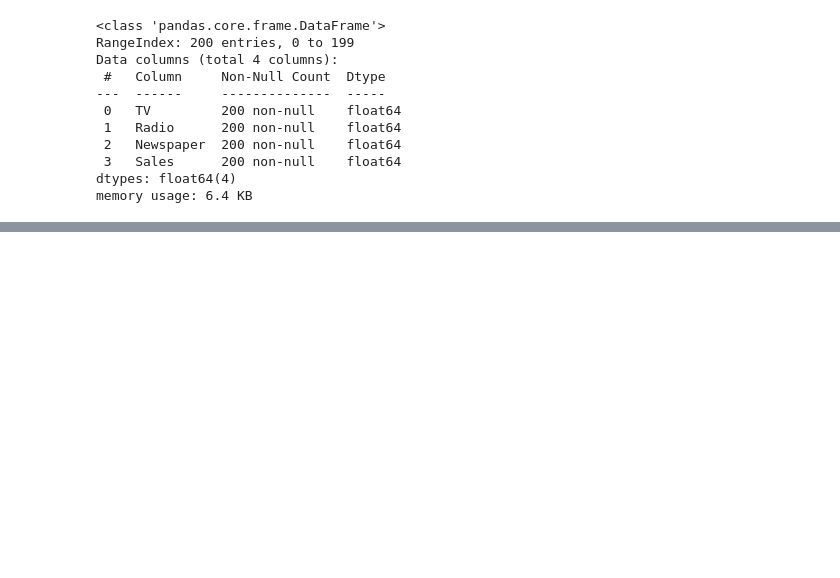
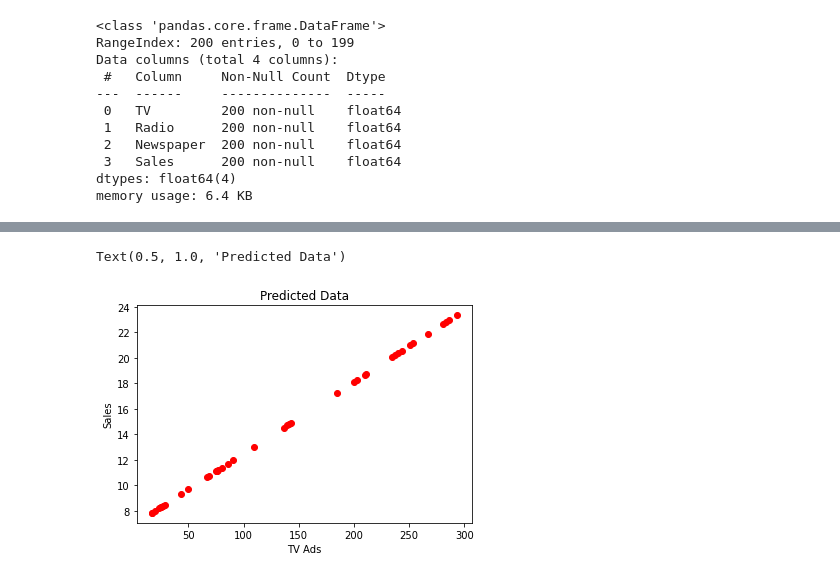
Before and after one commit to tradalhariri/linear-regression, a Jupyter notebook: regression.ipynb, the cells around one changed output, grey strips where cells are left out. Cells and saved outputs as stored; diff of their text form; code cells hidden in the pictures; blank space fills up the shorter version.

```diff
--- a/regression.ipynb
+++ b/regression.ipynb
@@ -68,0 +58,3 @@ X.head()
+# %%
+model = LinearRegression()
+model.fit(x_train.reshape(-1,1), y_train)
@@ -68,0 +65,2 @@ X.head()
+# %%
+y_predict = model.predict(x_test.reshape(-1,1))
@@ -68,0 +105,8 @@ X.head()
+# %%
+plt.scatter(x_test,y_predict,color='red')
+plt.xlabel('TV Ads')
+plt.ylabel('Sales')
+plt.title('Predicted Data')
+# %% [output]
+Text(0.5, 1.0, 'Predicted Data')
+[figure, added]
```
Also changed, not shown: parts of 28 cells of this notebook, 1 other file.
